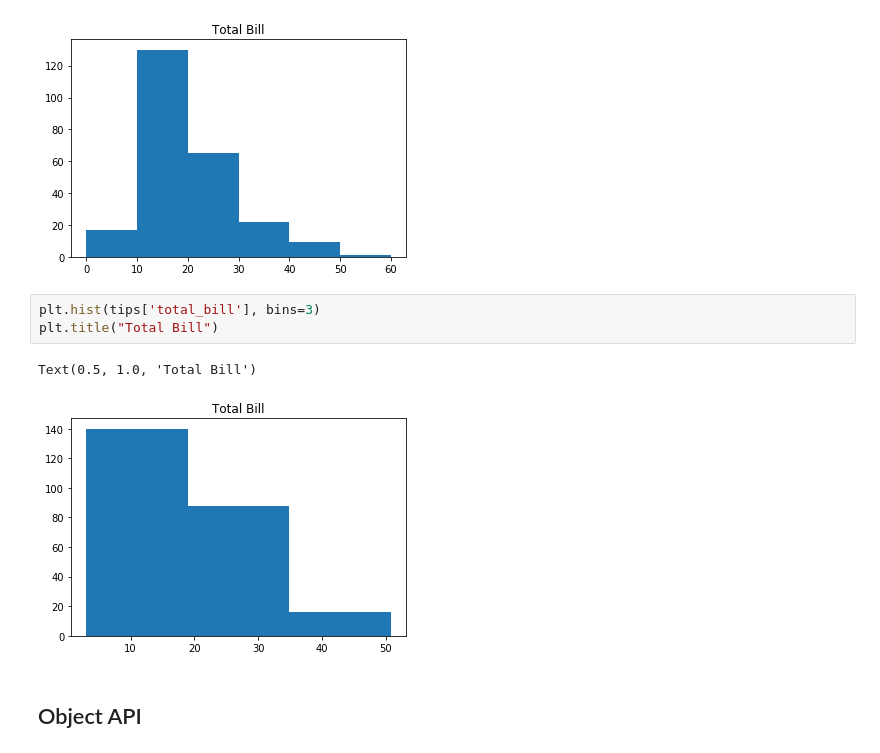
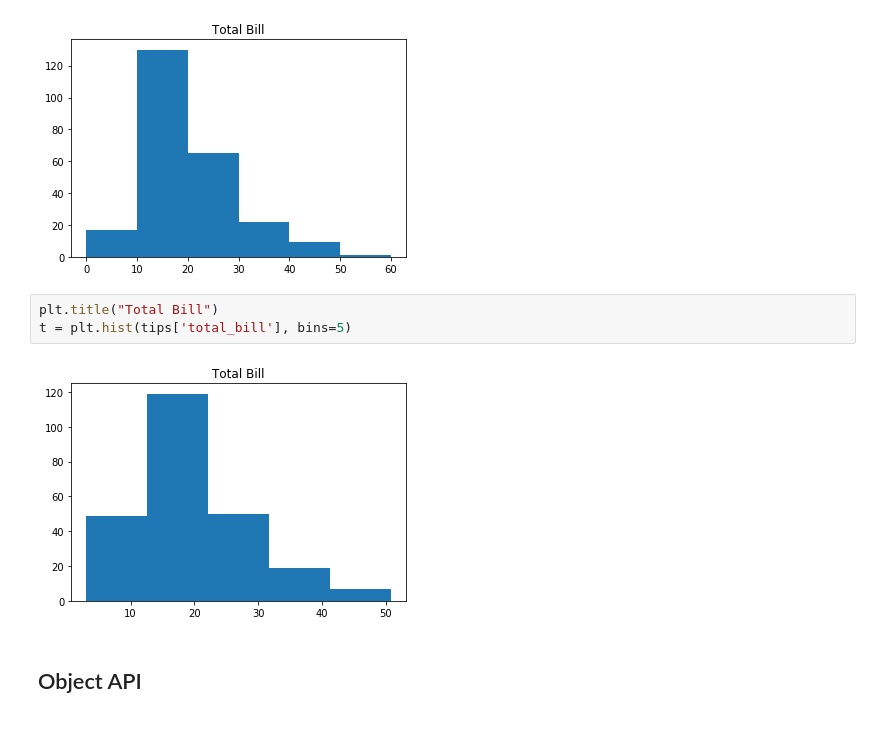
Before and after one commit to srikanthpragada/DS_26_AUG_2020, a Jupyter notebook: plots/matplotlibdemo.ipynb, the cells around one changed output. Cells and saved outputs as stored; diff of their text form.

```diff
--- a/plots/matplotlibdemo.ipynb
+++ b/plots/matplotlibdemo.ipynb
@@ -154,11 +174,10 @@ plt.title("Total Bill")
 Text(0.5, 1.0, 'Total Bill')
 [figure]
 # %%
-plt.hist(tips['total_bill'], bins=3)
 plt.title("Total Bill")
+t = plt.hist(tips['total_bill'], bins=5)
 # %% [output]
-Text(0.5, 1.0, 'Total Bill')
-[figure, old version]
+[figure, new version]
 # %% [markdown]
 ## Object API
 # %%
```
Also changed, not shown: parts of 6 cells of this notebook.
